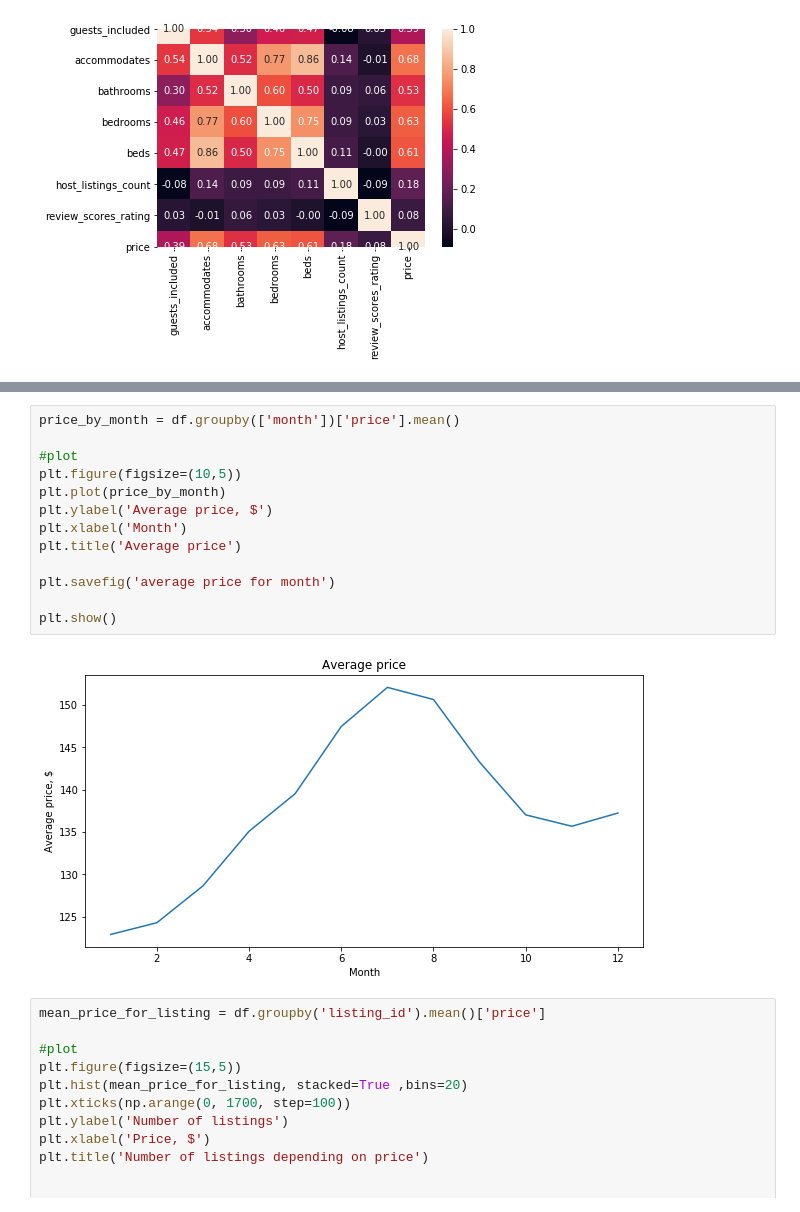
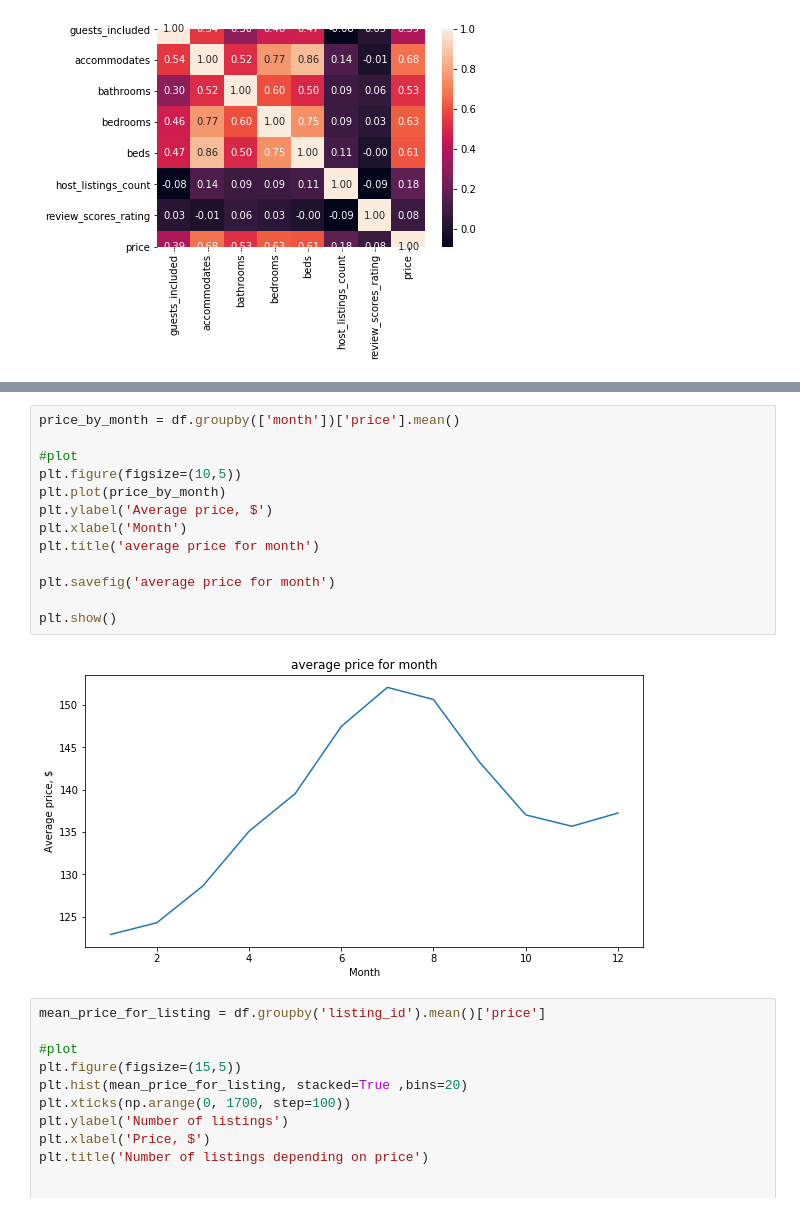
Before and after one commit to hider-toula/Price_listings_airbnb_PREDECTION, a Jupyter notebook: Price_listings_airbnb_PREDECTION.ipynb, the cells around one changed output, grey strips where cells are left out. Saved outputs shown, nothing was run; the diff lists cells and outputs as text.

```diff
--- a/Price_listings_airbnb_PREDECTION.ipynb
+++ b/Price_listings_airbnb_PREDECTION.ipynb
@@ -216,18 +231,18 @@ plt.show()
 # %%
 price_by_month = df.groupby(['month'])['price'].mean()
 
 #plot
 plt.figure(figsize=(10,5))
 plt.plot(price_by_month)
 plt.ylabel('Average price, $')
 plt.xlabel('Month')
-plt.title('Average price')
+plt.title('average price for month')
 
 plt.savefig('average price for month')
 
 plt.show()
 # %% [output]
-[figure, old version]
+[figure, new version]
 # %%
 mean_price_for_listing = df.groupby('listing_id').mean()['price']
 
```
Also changed, not shown: parts of 6 cells of this notebook.
